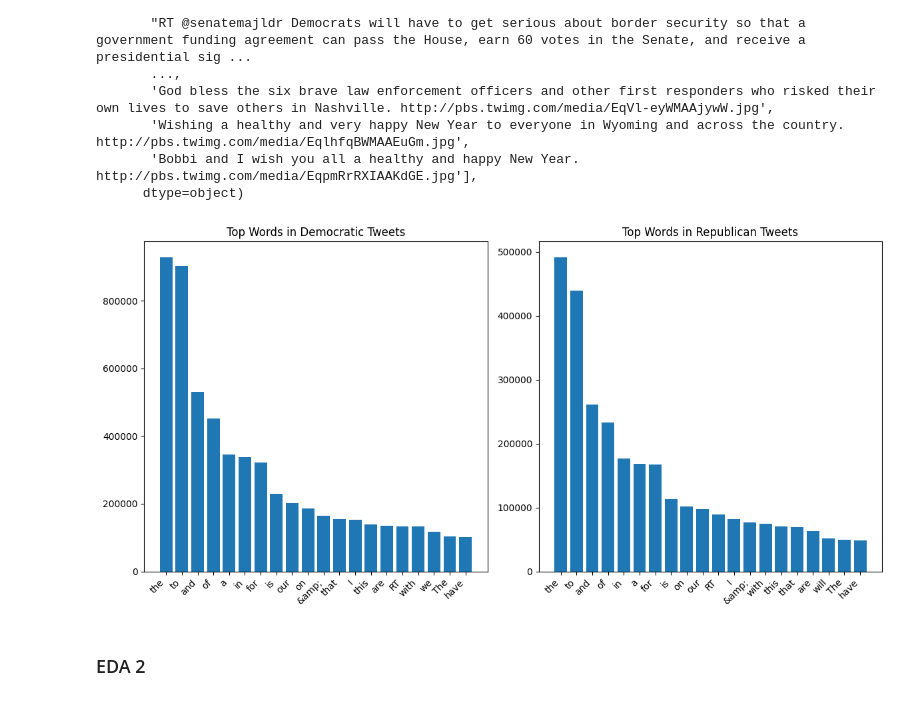
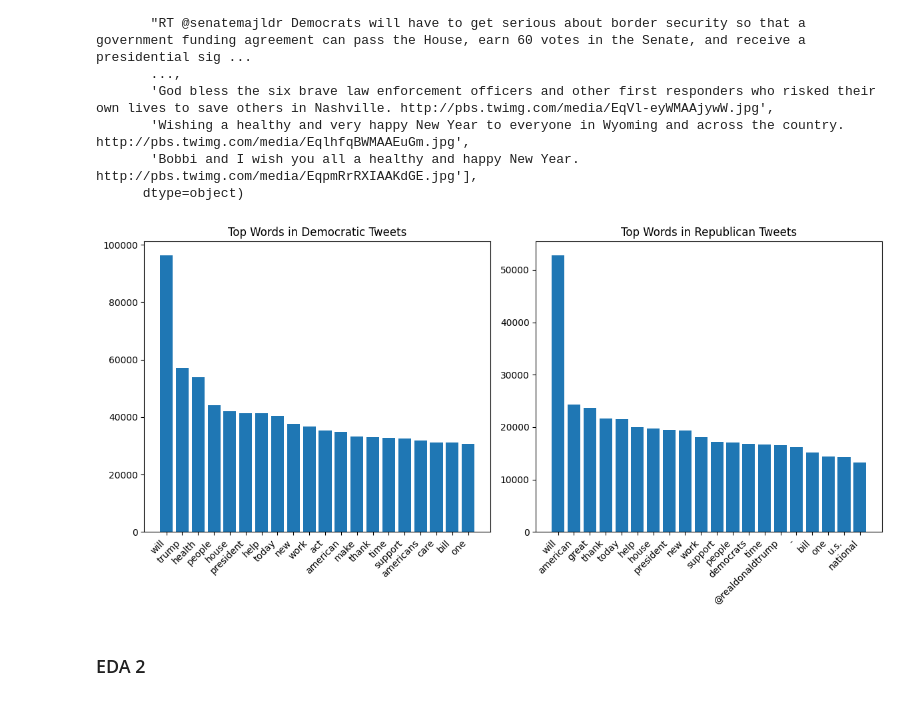
Before and after one commit to lcjoni712/Computational-Social-Science-Projects, a Jupyter notebook: Project 5 Student Part II.ipynb, the cells around one changed output. Cells and saved outputs as stored; diff of their text form; code cells hidden in the pictures.

```diff
--- a/Project 5 Student Part II.ipynb
+++ b/Project 5 Student Part II.ipynb
@@ -360,34 +360,44 @@ array(['Great news for Baldwin County! The economy of Southwest Alabama continue
        'Bobbi and I wish you all a healthy and happy New Year. http://pbs.twimg.com/media/EqpmRrRXIAAKdGE.jpg'],
       dtype=object)
 # %%
-# 1. Word frequencies by party
 from collections import Counter
 import matplotlib.pyplot as plt
+from wordcloud import STOPWORDS
 
-# Get all words from Democratic and Republican tweets
-dem_words = ' '.join(df[df['party'] == 'Democrat']['text']).split()
-rep_words = ' '.join(df[df['party'] == 'Republican']['text']).split()
+# Define stopwords
+custom_stopwords = set(STOPWORDS)
+custom_stopwords.update(["the", "https", "co", "RT", "I", "you", "we","&amp;","RT","to","and","of","a","in","for","is","ours","on","that","i","this","are","with","The","have","rt","qt","must","need","us"])  # Add custom words
 
+# Function to remove stopwords
+def remove_stopwords(word_list):
+    return [word.lower() for word in word_list if word.lower() not in custom_stopwords]
 
-# Count frequencies
+# Process words for Democrats and Republicans
+dem_words = remove_stopwords(' '.join(df[df['party'] == 'Democrat']['text']).split())
+rep_words = remove_stopwords(' '.join(df[df['party'] == 'Republican']['text']).split())
+
+# Count word frequencies
 dem_word_counts = Counter(dem_words).most_common(20)
 rep_word_counts = Counter(rep_words).most_common(20)
 
-# Create and display bar charts
 plt.figure(figsize=(12, 6))
+
+# Democratic bar chart
 plt.subplot(1, 2, 1)
 plt.bar([x[0] for x in dem_word_counts], [x[1] for x in dem_word_counts])
 plt.title('Top Words in Democratic Tweets')
 plt.xticks(rotation=45, ha='right')
 
+# Republican bar chart
 plt.subplot(1, 2, 2)
 plt.bar([x[0] for x in rep_word_counts], [x[1] for x in rep_word_counts])
 plt.title('Top Words in Republican Tweets')
 plt.xticks(rotation=45, ha='right')
+
 plt.tight_layout()
 plt.show()
 # %% [output]
-[figure, old version]
+[figure, new version]
 # %% [markdown]
 ### EDA 2
 # %%
```
Also changed, not shown: parts of 3 cells of this notebook.
